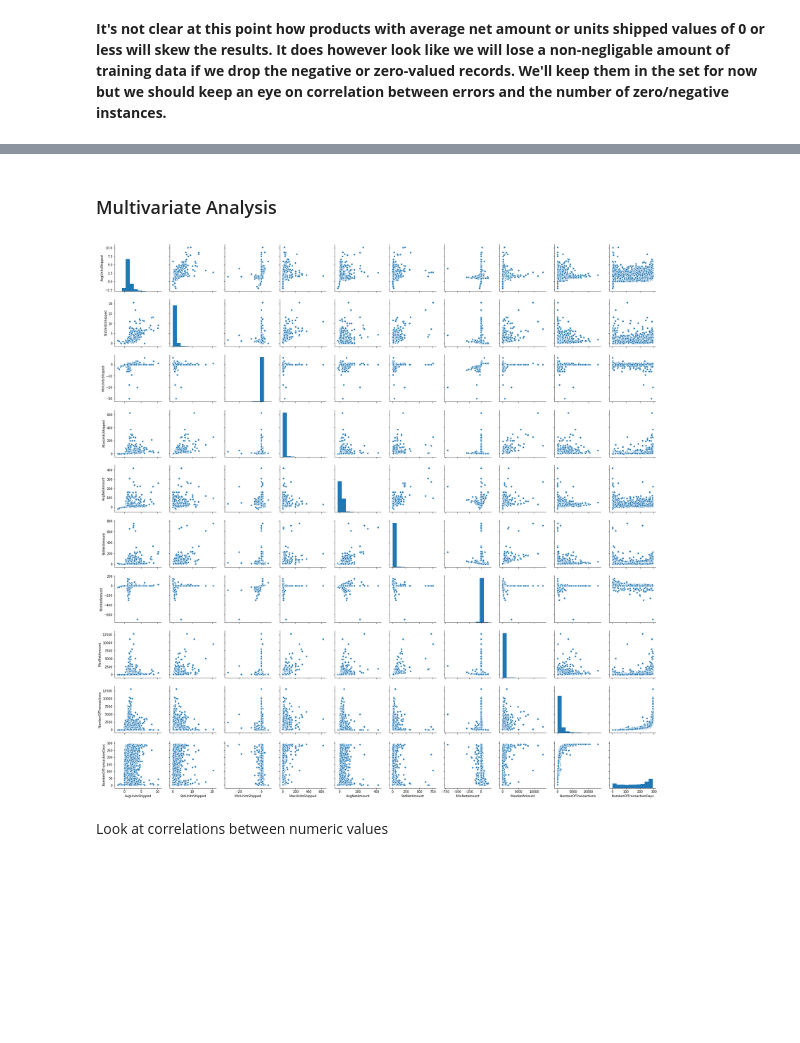
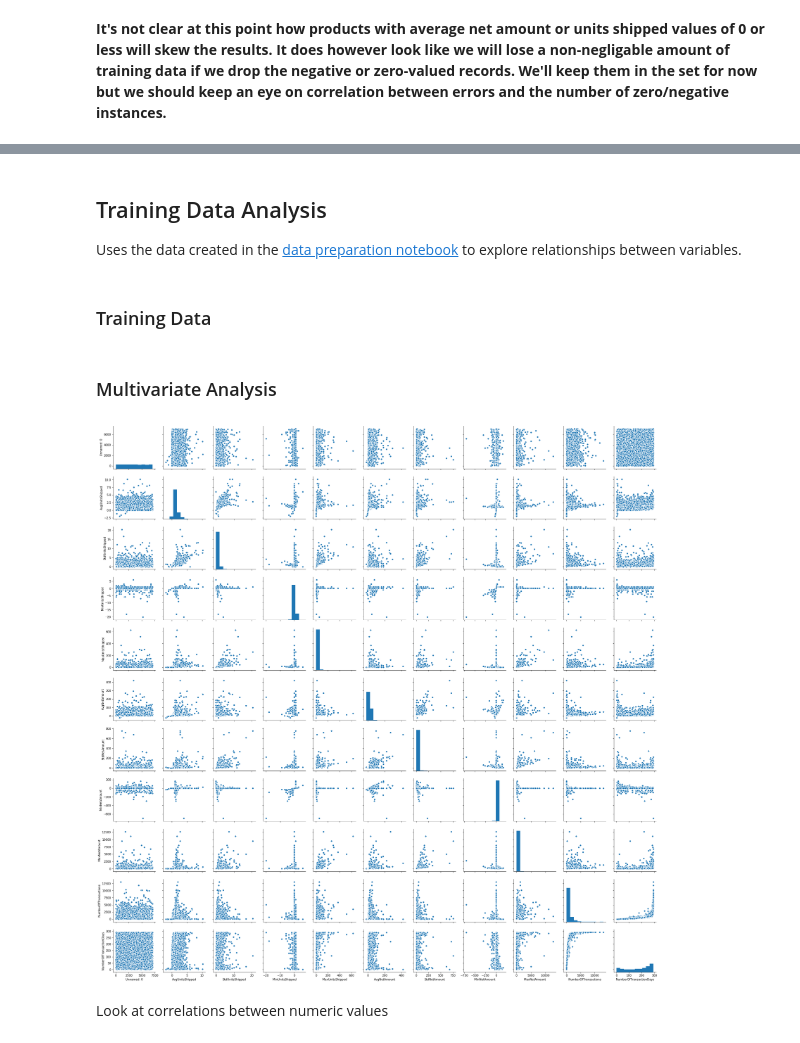
Before and after one commit to marcushorwich/ml-autocat, a Jupyter notebook: notebooks/1.0-exploratory-analysis.ipynb, the cells around one changed output, grey strips where cells are left out. Cells and saved outputs as stored; diff of their text form; code cells hidden in the pictures; blank space fills up the shorter version.

Commit message:
Started updating exploratory analysis

```diff
--- a/notebooks/1.0-exploratory-analysis.ipynb
+++ b/notebooks/1.0-exploratory-analysis.ipynb
@@ -311,9 +283,18 @@ dtype: float64
+# %% [markdown]
+## Training Data Analysis
+Uses the data created in the [data preparation notebook](0.0-data-preparation.ipynb) to explore relationships between variables.
+# %% [markdown]
+### Training Data
+# %%
+X, y = get_training_data('../data/processed/train_2018-08-24.csv')
+training_df = X.copy()
+training_df['']
 # %% [markdown]
 ### Multivariate Analysis
 # %%
-sns.pairplot(categories.dropna());
+sns.pairplot(training_df.dropna());
 # %% [output]
-[figure, old version]
+[figure, new version]
 # %% [markdown]
 Look at correlations between numeric values
 # %%
```
Also changed, not shown: parts of 52 cells of this notebook.
